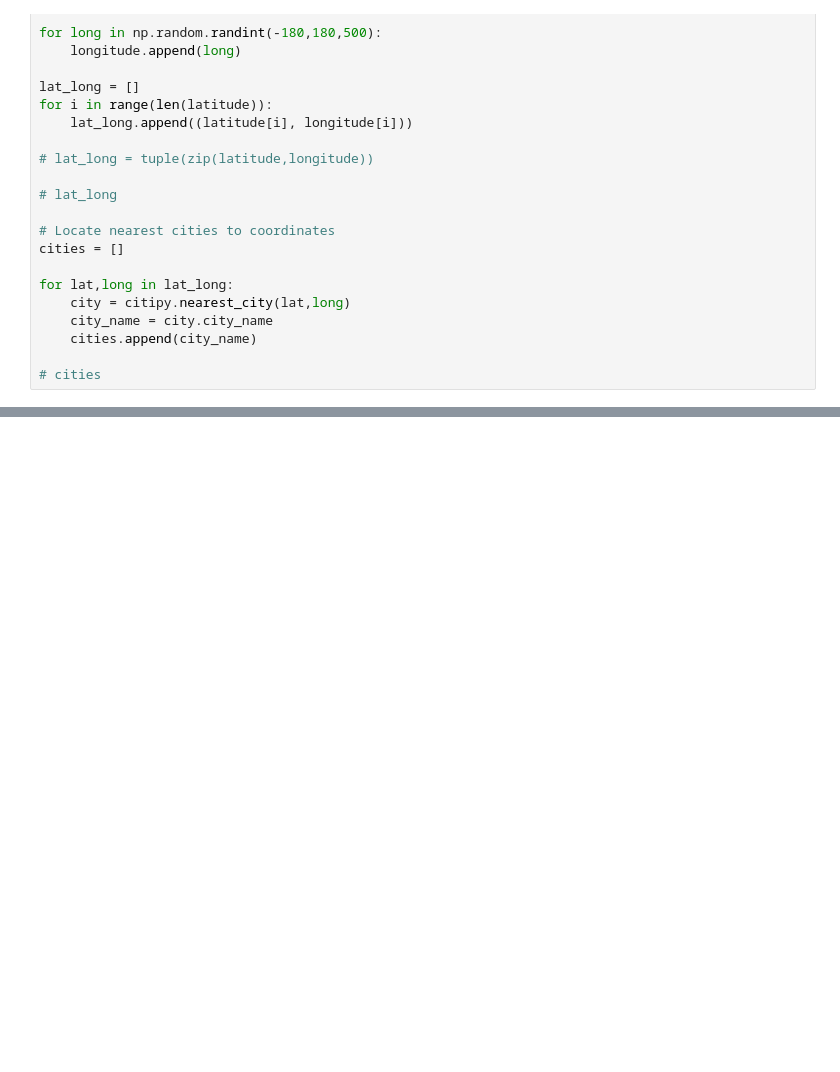
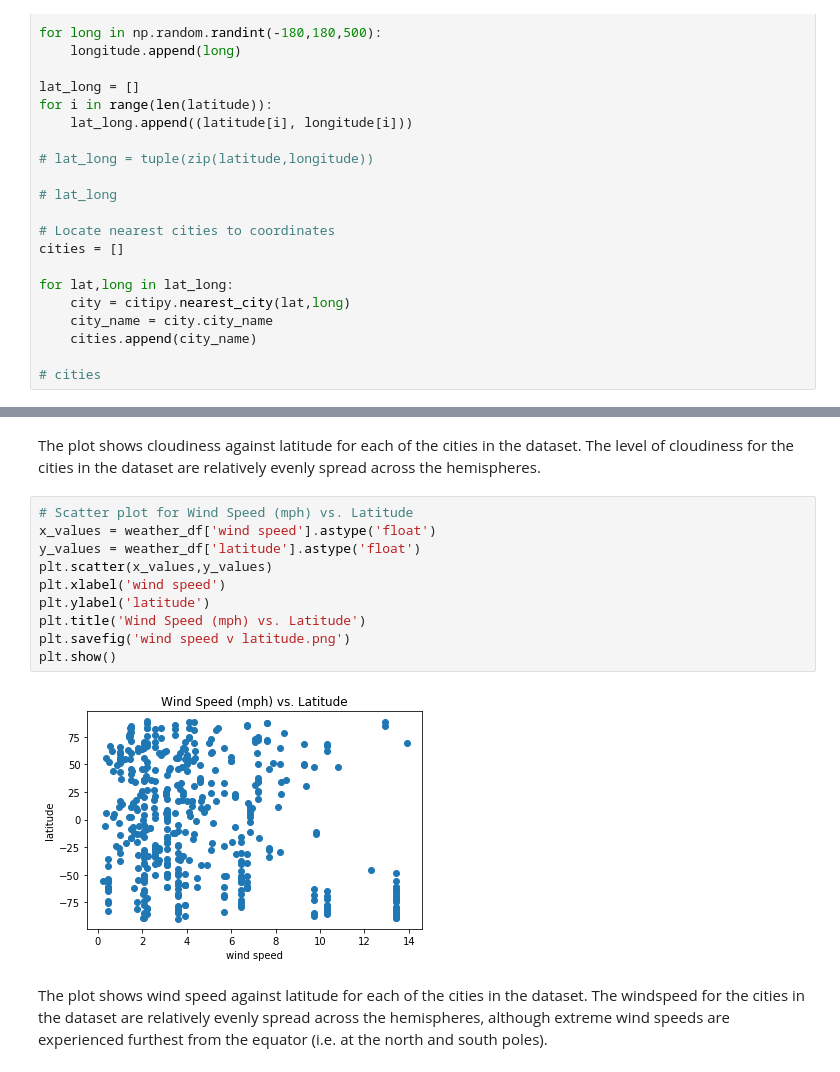
Before and after one commit to abbyabridged/python-api-challenge, a Jupyter notebook: WeatherPy/WeatherPy.ipynb, the cells around one changed output, grey strips where cells are left out. Cells and saved outputs as stored; diff of their text form; blank space fills up the shorter version.

```diff
--- a/WeatherPy/WeatherPy.ipynb
+++ b/WeatherPy/WeatherPy.ipynb
@@ -266,0 +315,16 @@ weather_df.to_csv("weather.csv")
+# %% [markdown]
+The plot shows cloudiness against latitude for each of the cities in the dataset. The level of cloudiness for the cities in the dataset are relatively evenly spread across the hemispheres.
+# %%
+# Scatter plot for Wind Speed (mph) vs. Latitude
+x_values = weather_df['wind speed'].astype('float')
+y_values = weather_df['latitude'].astype('float')
+plt.scatter(x_values,y_values)
+plt.xlabel('wind speed')
+plt.ylabel('latitude')
+plt.title('Wind Speed (mph) vs. Latitude')
+plt.savefig('wind speed v latitude.png')
+plt.show()
+# %% [output]
+[figure, added]
+# %% [markdown]
+The plot shows wind speed against latitude for each of the cities in the dataset. The windspeed for the cities in the dataset are relatively evenly spread across the hemispheres, although extreme wind speeds are experienced furthest from the equator (i.e. at the north and south poles).
```
Also changed, not shown: parts of 14 cells of this notebook, 5 other files.
